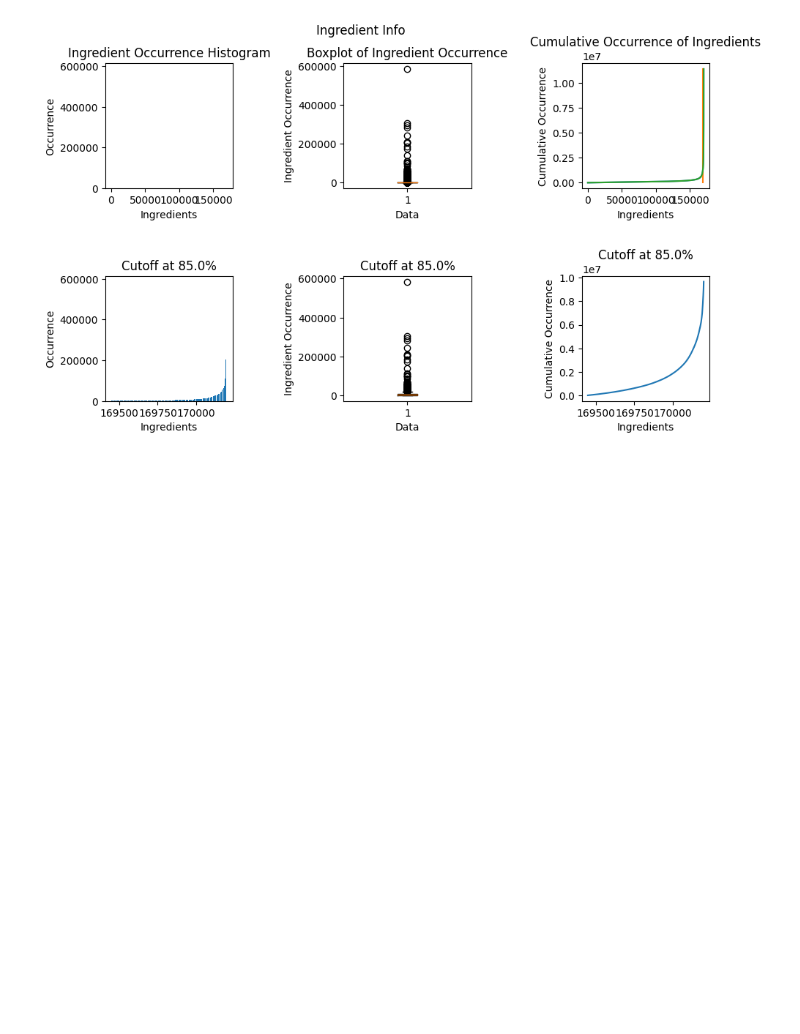
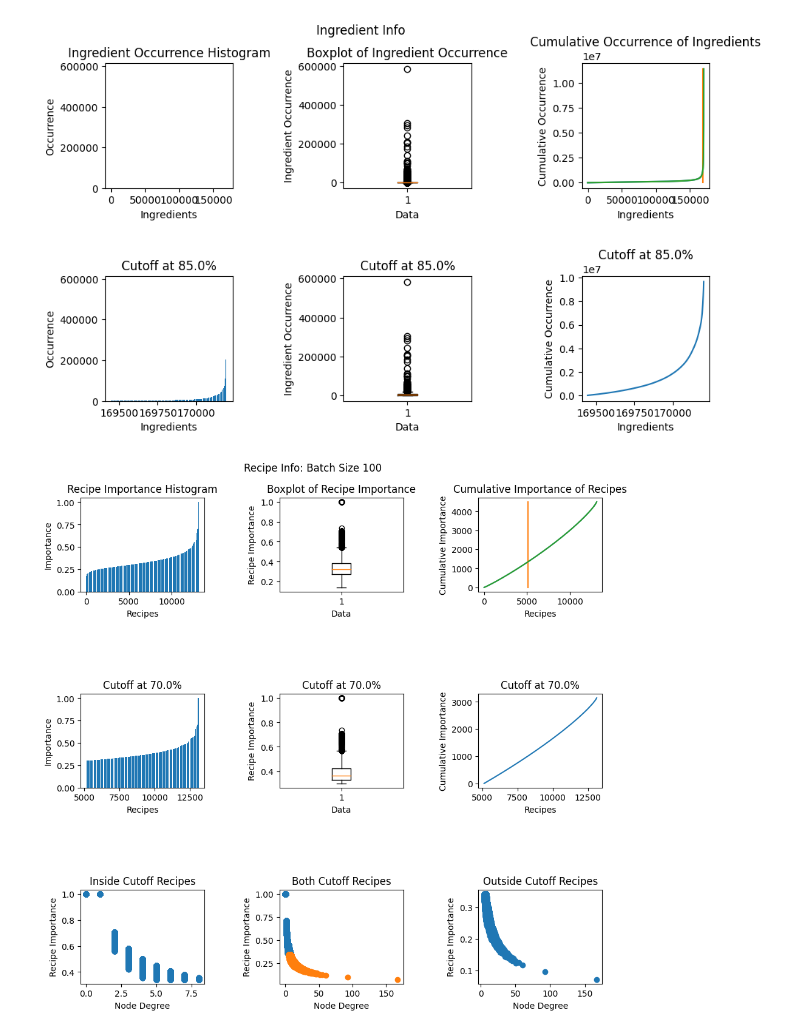
Before and after one commit to luisoibarra/recipy, a Jupyter notebook: recipy/info_extraction.ipynb, the cells around one changed output. Cells and saved outputs as stored; diff of their text form; code cells hidden in the pictures; blank space fills up the shorter version.

```diff
--- a/recipy/info_extraction.ipynb
+++ b/recipy/info_extraction.ipynb
@@ -83,3 +175,10 @@ bipartite_graph = import_graph(data_path / "graphs" / "recipenlg" / "bipartite_r
 plot_ingredient_info(bipartite_graph, ingredient_cutoff_percentage=0.85)
 # %% [output]
 [figure]
+# %%
+from engine.ranking import get_recipe_cutoff
+recipe_importance = get_recipe_cutoff(bipartite_graph, recipe_cutoff_percentage=1)
+
+plot_recipe_info(bipartite_graph, recipe_cutoff_percentage=0.7, batch_size=100, recipe_importance=recipe_importance)
+# %% [output]
+[figure, added]
```
Also changed, not shown: parts of 2 cells of this notebook, 14 other files.
